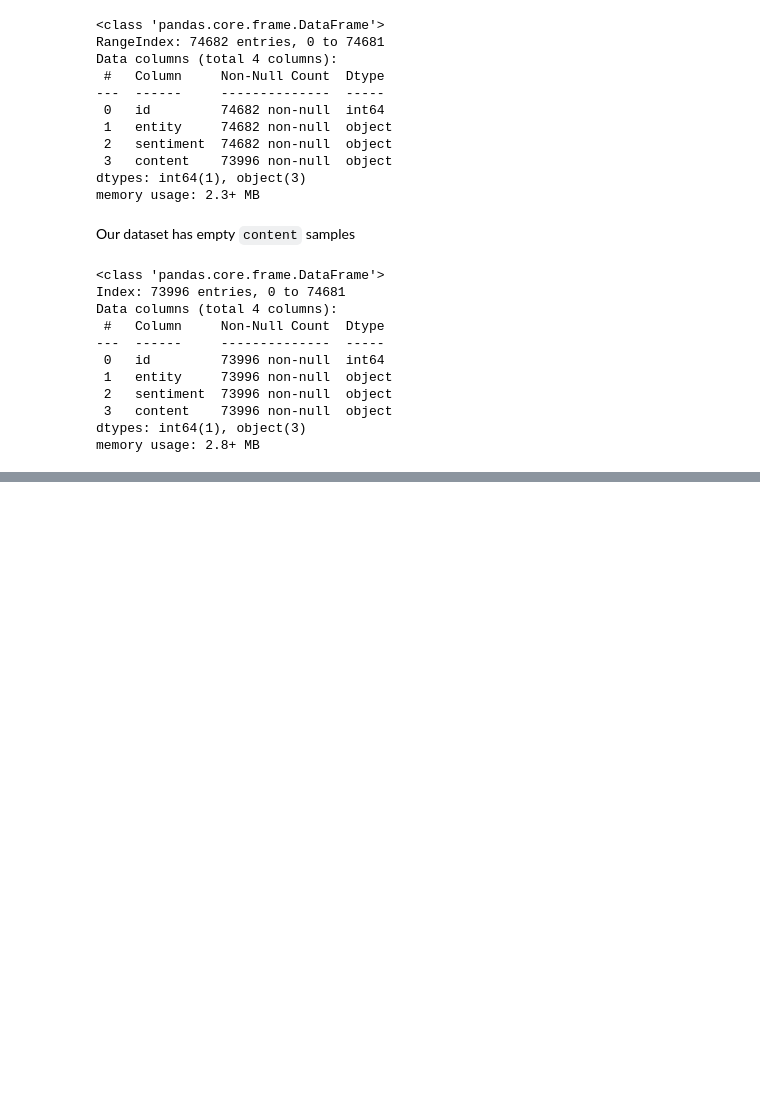
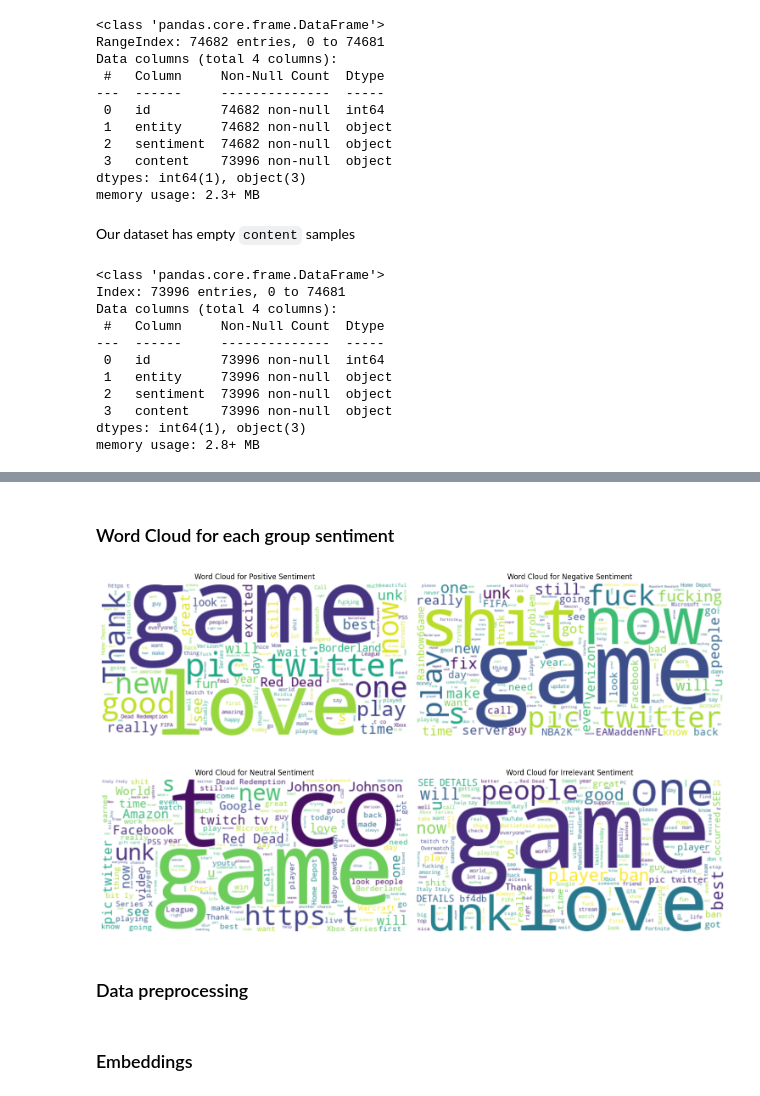
Before and after one commit to alexgiving/nlp-classification, a Jupyter notebook: notebook.ipynb, the cells around one changed output, grey strips where cells are left out. Saved outputs shown, nothing was run; the diff lists cells and outputs as text; code cells hidden in the pictures; blank space fills up the shorter version.

```diff
--- a/notebook.ipynb
+++ b/notebook.ipynb
@@ -59,0 +124,11 @@ distribution_chart(sentiment_counts).show()
+# %% [markdown]
+### Word Cloud for each group sentiment
+# %%
+generate_sentiment_wordclouds(data=df,
+                              sentiment_col='sentiment',
+                              text_col='content',
+                              sentiments=['Positive', 'Negative', 'Neutral', 'Irrelevant']).show()
+# %% [output]
+[figure, added]
+# %% [markdown]
+### Data preprocessing
@@ -59,0 +152,2 @@ distribution_chart(sentiment_counts).show()
+# %% [markdown]
+### Embeddings
```
Also changed, not shown: parts of 24 cells of this notebook, 4 other files.
